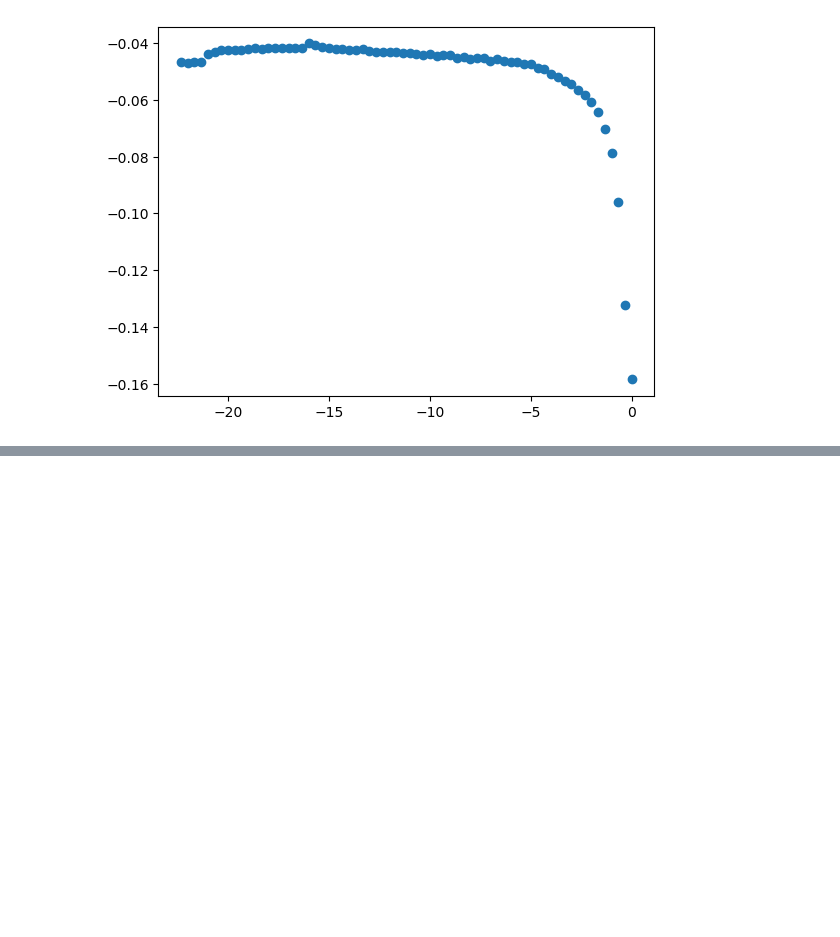
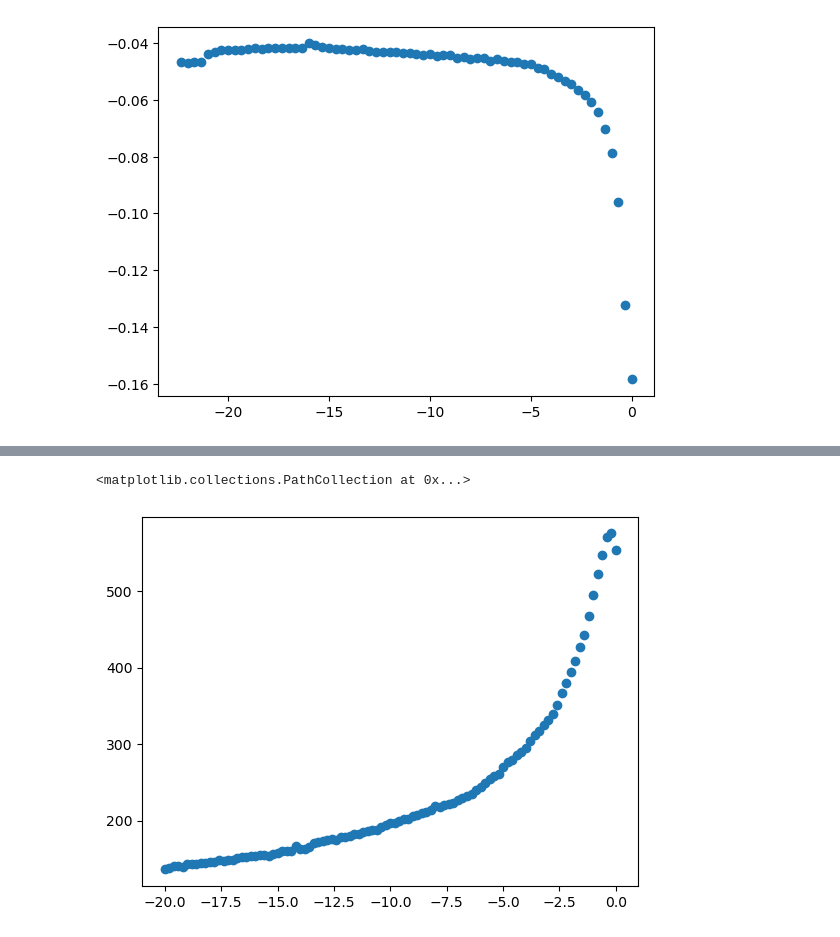
Before and after one commit to MatthewChalkG/ElectricalCharacterization, a Jupyter notebook: sortedelectricaldata/HallStuff.ipynb, the cells around one changed output, grey strips where cells are left out. Saved outputs shown, nothing was run; the diff lists cells and outputs as text; code cells hidden in the pictures; blank space fills up the shorter version.

```diff
--- a/sortedelectricaldata/HallStuff.ipynb
+++ b/sortedelectricaldata/HallStuff.ipynb
@@ -867,0 +883,6 @@ plt.scatter(data['dc'], data['x'])
+# %%
+data3 = pd.read_csv("datalogging/Data/resistivity8927131.txt")
+plt.scatter(data3['dc'], data3['x']/(-.273*10**-3))
+# %% [output]
+<matplotlib.collections.PathCollection at 0x...>
+[figure, added]
```
Also changed, not shown: parts of 8 cells of this notebook.
